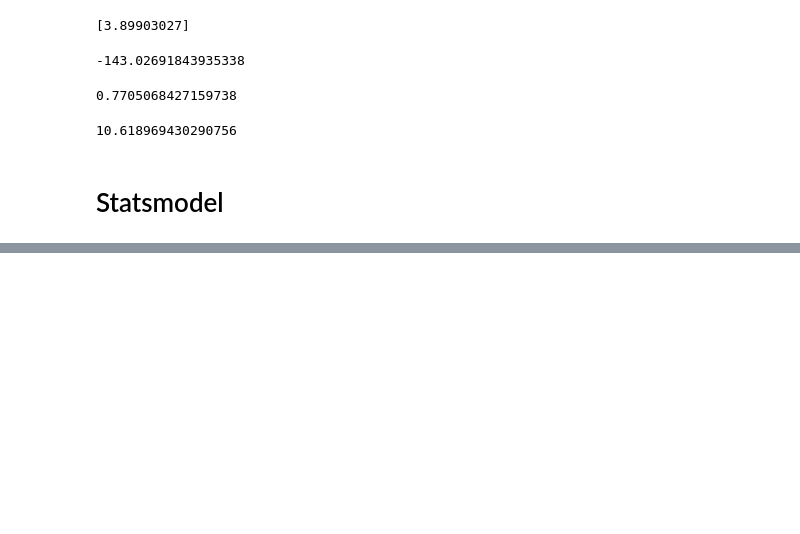
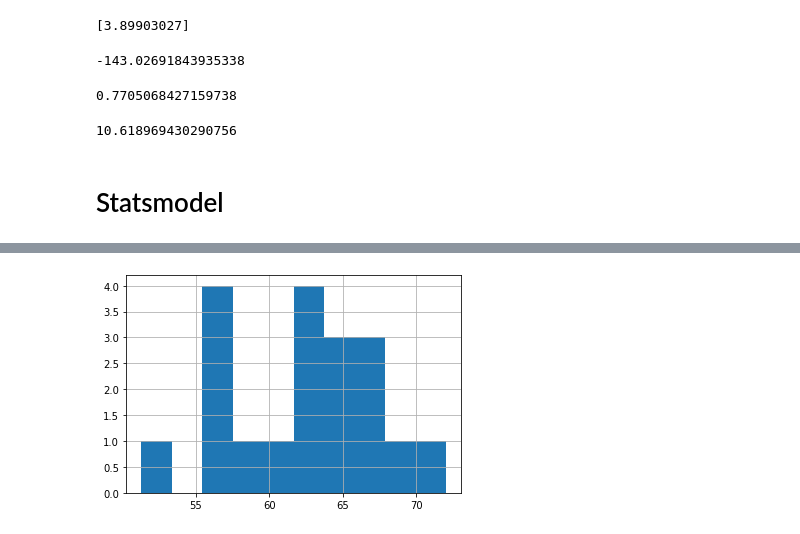
Before and after one commit to mahimai-raja/Data_Analytics, a Jupyter notebook: 02-Basics/Simple_Linear_Regression/lesson_1.ipynb, the cells around one changed output, grey strips where cells are left out. Cells and saved outputs as stored; diff of their text form; code cells hidden in the pictures; blank space fills up the shorter version.

```diff
--- a/02-Basics/Simple_Linear_Regression/lesson_1.ipynb
+++ b/02-Basics/Simple_Linear_Regression/lesson_1.ipynb
@@ -107,0 +127,6 @@ Notes:
+# %%
+plt.figure(1)
+data['Weight'].hist()
+plt.show()
+# %% [output]
+[figure, added]
```
Also changed, not shown: parts of 6 cells of this notebook.
